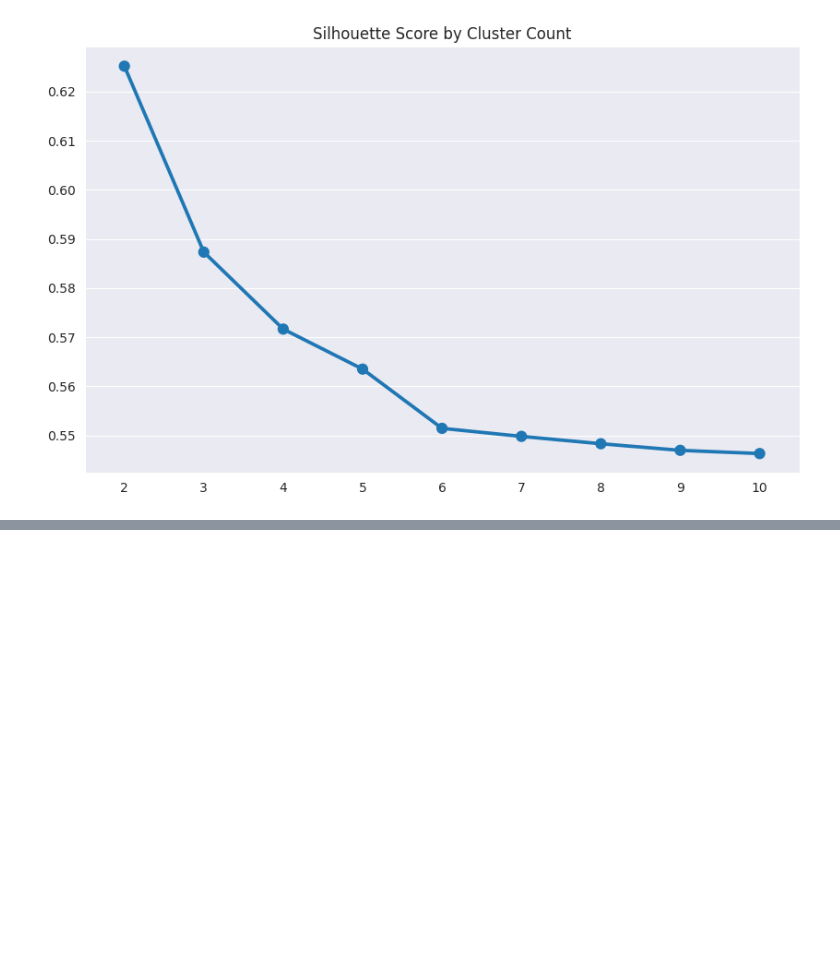
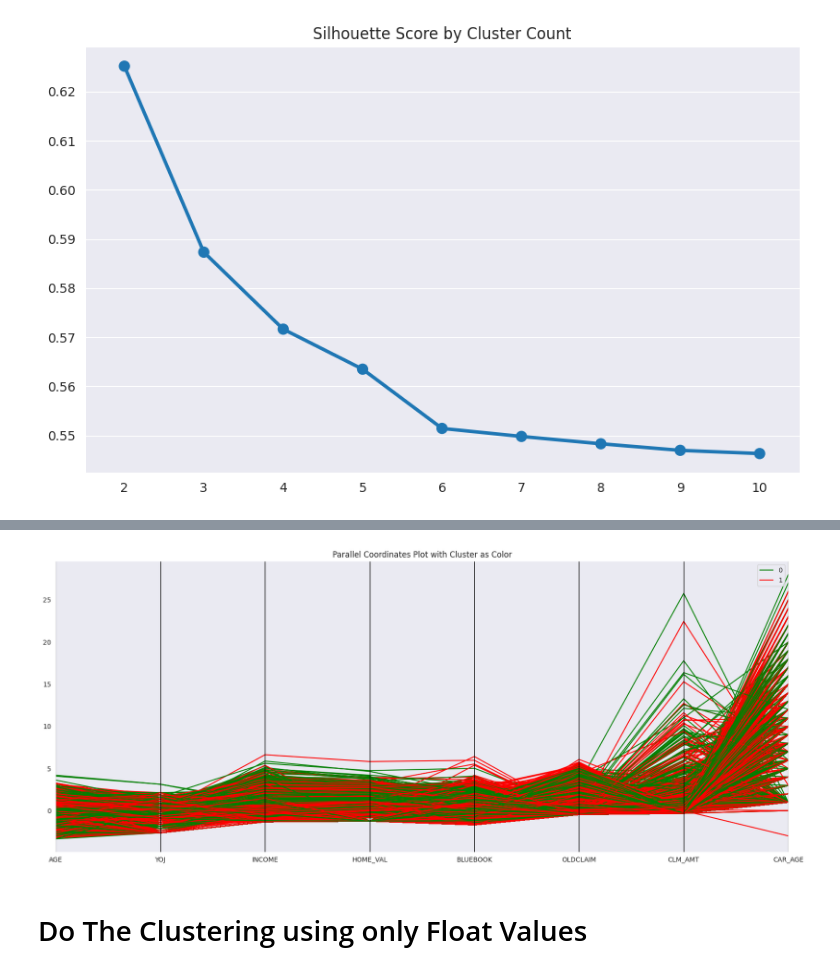
Before and after one commit to VavRe/data-mining-ut, a Jupyter notebook: CA3/Q1_KMeans_Insurace.ipynb, the cells around one changed output, grey strips where cells are left out. Drawn from its saved outputs; the diff is of its cells as text; code cells hidden in the pictures; blank space fills up the shorter version.

```diff
--- a/CA3/Q1_KMeans_Insurace.ipynb
+++ b/CA3/Q1_KMeans_Insurace.ipynb
@@ -253,0 +289,16 @@ plt.show()
+# %%
+# Plot Parallel Coordinates Plot with Cluster as Color
+
+from pandas.plotting import parallel_coordinates
+
+df_subset_with_float_cols = df.select_dtypes(include=['float64'])
+df_subset_with_float_cols["Cluster"] = labels
+
+plt.figure(figsize=(20,8))
+parallel_coordinates(df_subset_with_float_cols, 'Cluster', color=['green', 'red'])
+plt.title("Parallel Coordinates Plot with Cluster as Color")
+plt.show()
+# %% [output]
+[figure, added]
+# %% [markdown]
+# Do The Clustering using only Float Values
```
Also changed, not shown: parts of 12 cells of this notebook.
